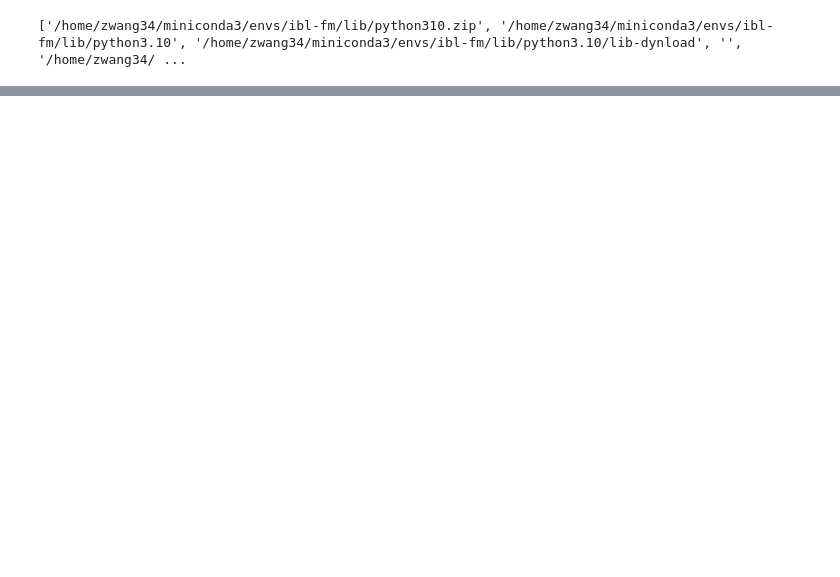
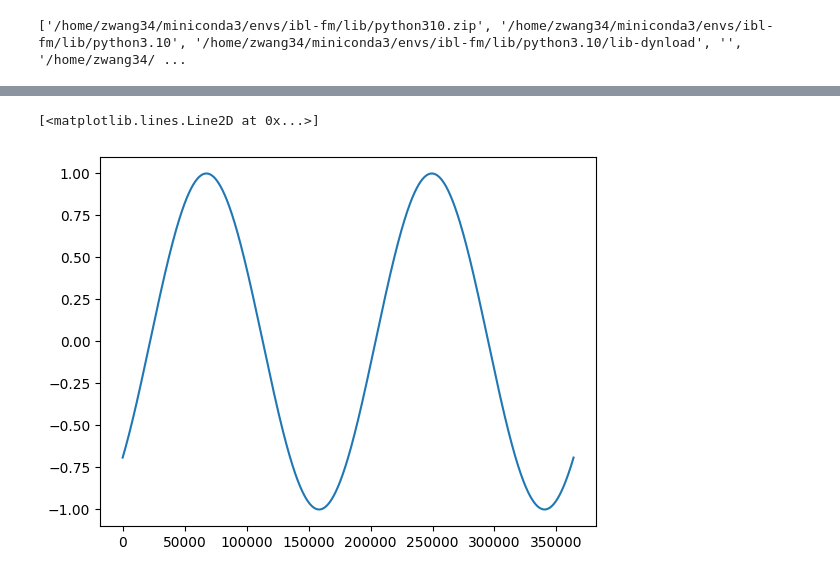
Before and after one commit to wdk0082/IBL_foundation_model, a Jupyter notebook: notebooks/ns_corr.ipynb, the cells around one changed output, grey strips where cells are left out. Cells and saved outputs as stored; diff of their text form; code cells hidden in the pictures; blank space fills up the shorter version.

```diff
--- a/notebooks/ns_corr.ipynb
+++ b/notebooks/ns_corr.ipynb
@@ -238,0 +401,30 @@ plt.plot(pred_best)
+# %%
+def generate_complex_periodic_signal(time_array, period, num_harmonics=3, amplitude=1, noise_level=0.1):
+
+    frequency = 1 / period
+    signal = np.zeros_like(time_array)
+
+
+    for n in range(1, num_harmonics + 1):
+        harmonic_amplitude = amplitude / n  # 谐波的振幅递减
+        phase_shift = np.random.rand() * 2 * np.pi  # 随机相位
+        signal += harmonic_amplitude * np.sin(2 * np.pi * n * frequency * time_array + phase_shift)
+
+
+    noise = noise_level * np.random.randn(len(time_array))
+    signal += noise
+
+    return signal
+
+
+time_array = np.linspace(0, 10, (max_time+2)*100)
+period = 5
+num_harmonics = 1
+amplitude = 1
+noise_level = 0
+
+periodic_signal = generate_complex_periodic_signal(time_array, period, num_harmonics, amplitude, noise_level)
+plt.plot(periodic_signal)
+# %% [output]
+[<matplotlib.lines.Line2D at 0x...>]
+[figure, added]
```
Also changed, not shown: parts of 17 cells of this notebook, 14 other files.
